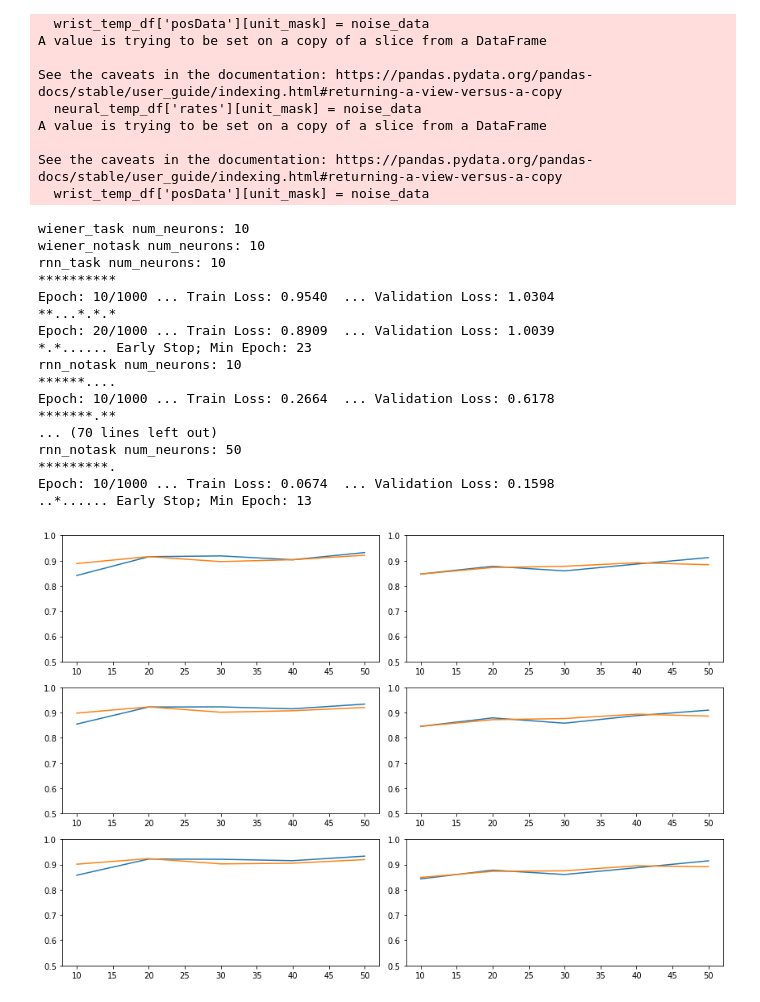
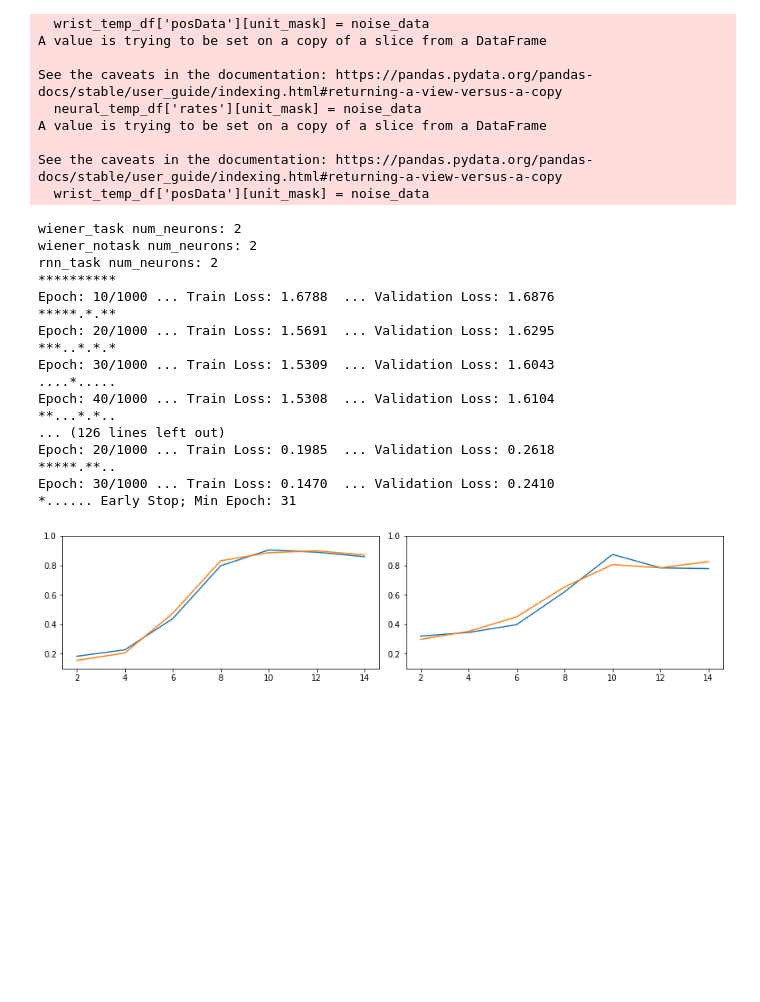
Before and after one commit to ntolley/ncm_2023, a Jupyter notebook: notebooks/num_neuron_sort.ipynb, the cells around one changed output. Cells and saved outputs as stored; diff of their text form; code cells hidden in the pictures; blank space fills up the shorter version.

```diff
--- a/notebooks/num_neuron_sort.ipynb
+++ b/notebooks/num_neuron_sort.ipynb
@@ -21,5 +25,5 @@ import contrastive_functions
 # %%
-data_dict = contrastive_functions.get_marker_decode_dataframes(noise_fold = 0)
+data_dict = contrastive_functions.get_marker_decode_dataframes(noise_fold = 4)
 wrist_df = data_dict['wrist_df']
 task_neural_df = data_dict['task_neural_df']
 notask_neural_df = data_dict['notask_neural_df']
@@ -51,7 +55,7 @@ label_col = 'layout'
 # %%
 data_arrays, generators = contrastive_functions.make_generators(
     wrist_df, notask_neural_df, neural_offset, cv_dict, metadata, exclude_neural=None,
-    window_size=window_size, flip_outputs=True, batch_size=1000, label_col='position')
+    window_size=window_size, flip_outputs=True, batch_size=1000, label_col='layout')
 
 # Unpack tuple into variables
 training_set, validation_set, testing_set = data_arrays
@@ -112,14 +116,15 @@ sorted_neuron_list = neuron_list[sort_indices]
 # %%
 # func_dict = {'wiener': contrastive_functions.run_wiener}
 func_dict = {'wiener': contrastive_functions.run_wiener, 'rnn': contrastive_functions.run_rnn}
+fpath = '../data/SPK20220308/neuron_num_results/'
 
 # num_neuron_list = [2,3,4,5,10,15,20,30]
-num_neuron_list = [10,20,30,40,50]
+num_neuron_list = [2,4,6,8,10,12,14]
 
 num_neuron_results_dict = {'sorted_neuron_list': sorted_neuron_list}
 for num_neurons in num_neuron_list:
 
-    neuron_subset = sorted_neuron_list[10:10+num_neurons]
+    neuron_subset = sorted_neuron_list[:num_neurons]
 
     # Filter neural_df with task info to random subset of neurons
     task_unit_mask = np.in1d(task_neural_df['unit'].values, neuron_subset)
@@ -147,24 +152,29 @@ for num_neurons in num_neuron_list:
 
             # Save results on every loop in case early stop
             num_neuron_results_dict[f'num_neuron_{num_neurons}'] = decode_results
+
+            #Save metadata
+            output = open(f'{fpath}neuron_sort_results.pkl', 'wb')
+            pickle.dump(num_neuron_results_dict, output)
+            output.close()
 # %% [output]
-wiener_task num_neurons: 10
-wiener_notask num_neurons: 10
-rnn_task num_neurons: 10
+wiener_task num_neurons: 2
+wiener_notask num_neurons: 2
+rnn_task num_neurons: 2
 **********
-Epoch: 10/1000 ... Train Loss: 0.9540  ... Validation Loss: 1.0304
-**...*.*.*
-Epoch: 20/1000 ... Train Loss: 0.8909  ... Validation Loss: 1.0039
-*.*...... Early Stop; Min Epoch: 23
-rnn_notask num_neurons: 10
-******....
-Epoch: 10/1000 ... Train Loss: 0.2664  ... Validation Loss: 0.6178
-*******.**
-... (70 lines left out)
-rnn_notask num_neurons: 50
-*********.
-Epoch: 10/1000 ... Train Loss: 0.0674  ... Validation Loss: 0.1598
-..*...... Early Stop; Min Epoch: 13
+Epoch: 10/1000 ... Train Loss: 1.6788  ... Validation Loss: 1.6876
+*****.*.**
+Epoch: 20/1000 ... Train Loss: 1.5691  ... Validation Loss: 1.6295
+***..*.*.*
+Epoch: 30/1000 ... Train Loss: 1.5309  ... Validation Loss: 1.6043
+....*.....
+Epoch: 40/1000 ... Train Loss: 1.5308  ... Validation Loss: 1.6104
+**...*.*..
+... (126 lines left out)
+Epoch: 20/1000 ... Train Loss: 0.1985  ... Validation Loss: 0.2618
+*****.**..
+Epoch: 30/1000 ... Train Loss: 0.1470  ... Validation Loss: 0.2410
+*...... Early Stop; Min Epoch: 31
 # %%
 decoder_type = 'rnn'
 # decoder_type = 'wiener'
@@ -180,14 +190,14 @@ task_test_corr = np.stack(task_test_corr)
 notask_test_corr = np.stack(notask_test_corr)
 # %%
 plt.figure(figsize=(12, 8))
-for plot_idx in range(6):
+for plot_idx in range(2):
     plt.subplot(3,2,plot_idx+1)
     plt.plot(num_neuron_list, notask_test_corr[:, plot_idx])
     plt.plot(num_neuron_list, task_test_corr[:, plot_idx])
 
-    plt.ylim(0.5, 1)
+    plt.ylim(0.1, 1)
 
 
 plt.tight_layout()
 # %% [output]
-[figure, old version]
+[figure, new version]
```
Also changed, not shown: parts of 12 cells of this notebook, 3 other files.
